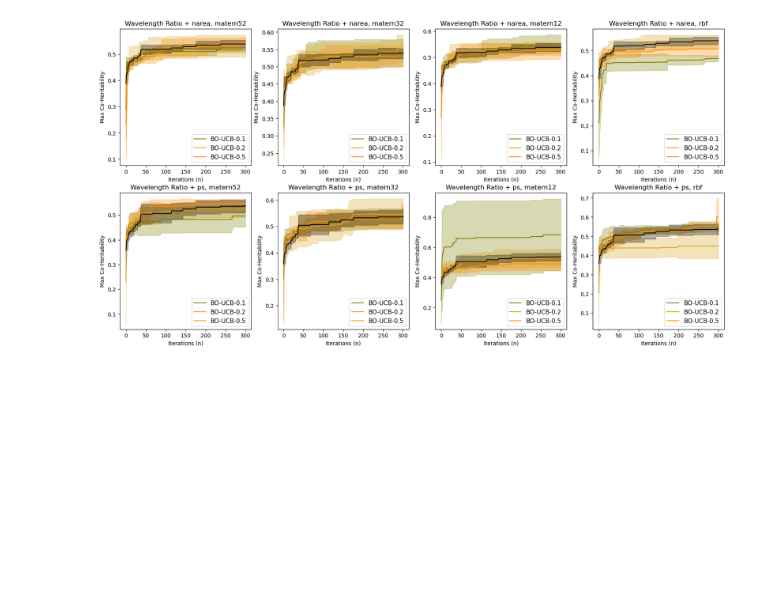
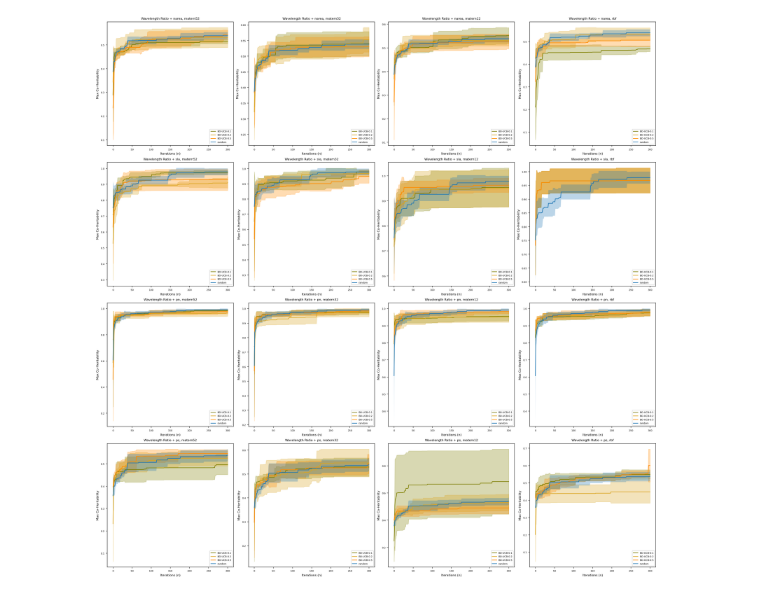
Before and after one commit to stair-lab/bo4ag, a Jupyter notebook: Benchmark/build_plot.ipynb, the cells around one changed output. Drawn from its saved outputs; the diff is of its cells as text; code cells hidden in the pictures; blank space fills up the shorter version.

Commit message:
Formatted coded using black. Changed plotting to use Tuplot instead of matplotlib only.

```diff
--- a/Benchmark/build_plot.ipynb
+++ b/Benchmark/build_plot.ipynb
@@ -2,13 +2,22 @@
 import numpy as np
 import torch
 import pandas as pd
-import matplotlib.pyplot as plt
 import pickle
 import time
 import sys
 import itertools
+import pandas as pd
 
-import pandas as pd
+import matplotlib.pyplot as plt
+from tueplots import axes, bundles
+plt.rcParams.update({"figure.dpi": 150})
+
+# bundles.icml2022(family="sans-serif", usetex=False, column="full", nrows=2)
+plt.rcParams.update(bundles.icml2022(family="sans-serif", usetex=False, column="full", nrows=2)
+)
+# %%
+trait = "pn"
+base_path = "./output/3.29.2024"
 # %%
 names = {"narea": "Narea", "sla": "SLA", "ps": "PLSR_SLA_Sorghum", "pn": "FS_PLSR_Narea"}
 # %%
@@ -105,49 +88,51 @@ for a, acq_name in enumerate(acqs):
 # %%
 alpha = 0.2
 seeds = [0,1,2,3,4]
 
 #its = 300 #current maximum iterations i have ran....
 #x = np.linspace(0, its, its)
 
 # kernels = ["matern12", "matern12"]#["matern52", "matern32", "matern12", "rbf", "spectral-10"] #, "spectral-4"]
 # acqs = ["EI", "EI"] #["EI", "PI", "UCB-0.1", "UCB-0.2", "UCB-0.5"]
 
-traits = ["narea", "ps"]
+traits = ["narea", "sla", "pn", "ps"]
 kernels = ["matern52", "matern32", "matern12", "rbf"]#, "spectral-10"] #, "spectral-4"]
 acqs = ["UCB-0.1", "UCB-0.2", "UCB-0.5"]
 
-fig, axs = plt.subplots(len(traits), len(kernels), figsize=(20, 20//2))
-color_dict = {"EI": 'Pink', "PI": 'Blue', "KG": 'Green',
-              "UCB": 'Orange', "UCB-0.1": 'Olive', "UCB-0.2": 'goldenrod', "UCB-0.5": 'darkorange'}
 
-#BAYESIAN OPTIMIZATION
-for t, trait in enumerate(traits):
-    for k, kernel_name in enumerate(kernels):
-        for a, acq_name in enumerate(acqs):
-            botorch_results = [pd.read_csv(f"./output/{trait}/botorch{acq_name}_{kernel_name}_result_{seed}.npy", encoding='utf-8')["Best"] for seed in seeds]
+with plt.rc_context(bundles.icml2022(family="sans-serif", usetex=False, column="full", nrows=2)):
+    fig, axs = plt.subplots(len(traits), len(kernels), figsize=(20, 20))
+    color_dict = {"EI": 'Pink', "PI": 'Blue', "KG": 'Green',
+                  "UCB": 'Orange', "UCB-0.1": 'Olive', "UCB-0.2": 'goldenrod', "UCB-0.5": 'darkorange'}
+
+    #BAYESIAN OPTIMIZATION
+    for t, trait in enumerate(traits):
+        for k, kernel_name in enumerate(kernels):
+            for a, acq_name in enumerate(acqs):
+                botorch_results = [pd.read_csv(f"{base_path}/{trait}/botorch{acq_name}_{kernel_name}_result_{seed}.npy", encoding='utf-8')["Best"] for seed in seeds]
+                botorch_results = [np.array(botorch_results[i]) for i in range(0,len(botorch_results))]
+                mean, var = np.mean(botorch_results, axis=0), np.std(botorch_results, axis=0)
+                x_axis = np.linspace(0, len(mean), len(mean))
+
+                color = color_dict[acq_name]
+                axs[t, k].plot(x_axis, mean, label= f"BO-{acq_name}", color=color)
+                axs[t, k].fill_between(x_axis, mean - var,  mean + var, alpha=0.3, color=color)
+
+                # #graph elements
+                # plt.plot([actual_max[trait]]*its ,linestyle='dashed', label="Best Co-heritabilty")
+                # plt.plot ([top_01[trait]]*its ,linestyle='dashed', label="Top 1%")
+
+            #plot random
+            botorch_results = [pd.read_csv(f"{base_path}/{trait}/botorchrandom_result_{seed}.npy", encoding='utf-8')["Best"] for seed in seeds]
             botorch_results = [np.array(botorch_results[i]) for i in range(0,len(botorch_results))]
             mean, var = np.mean(botorch_results, axis=0), np.std(botorch_results, axis=0)
-            x_axis = np.linspace(0, len(mean), len(mean))
+            axs[t, k].plot(x_axis, mean, label= "random")#, color="black")
+            axs[t, k].fill_between(x_axis, mean - var,  mean + var, alpha=0.3)#, color="black")
 
-            color = color_dict[acq_name]
-            axs[t, k].plot(x_axis, mean, label= f"BO-{acq_name}", color=color)
-            axs[t, k].fill_between(x_axis, mean - var,  mean + var, alpha=0.3, color=color)
-
-            # #graph elements
-            # plt.plot([actual_max[trait]]*its ,linestyle='dashed', label="Best Co-heritabilty")
-            # plt.plot ([top_01[trait]]*its ,linestyle='dashed', label="Top 1%")
-
-            axs[t, k].set_title(f"Wavelength Ratio + {trait}, {kernel_name}", fontsize=12)
-            axs[t, k].set_xlabel("Iterations (n)", fontsize=10)
-            axs[t, k].set_ylabel("Max Co-Heritability", fontsize=10)
-            axs[t, k].legend(loc="lower right", fontsize=11)
-
-        #plot random
-        botorch_results = [pd.read_csv(f"./output/{trait}/botorchrandom_result_{seed}.npy", encoding='utf-8')["Best"] for seed in seeds]
-        botorch_results = [np.array(botorch_results[i]) for i in range(0,len(botorch_results))]
-        mean, var = np.mean(botorch_results, axis=0), np.std(botorch_results, axis=0)
-        axs[t, k].plot(x_axis, mean, label= f"random", color="black")
-        axs[t, k].fill_between(x_axis, mean - var,  mean + var, alpha=0.3, color="black")
+            axs[t, k].set_title(f"Wavelength Ratio + {trait}, {kernel_name}") #, fontsize=12)
+            axs[t, k].set_xlabel("Iterations (n)") #, fontsize=10)
+            axs[t, k].set_ylabel("Max Co-Heritability") #, fontsize=10)
+            axs[t, k].legend(loc="lower right") #, fontsize=11)
 # %% [output]
-[figure, old version]
+[figure, new version]
 # %%
```
Also changed, not shown: parts of 4 cells of this notebook, 1 other file.
